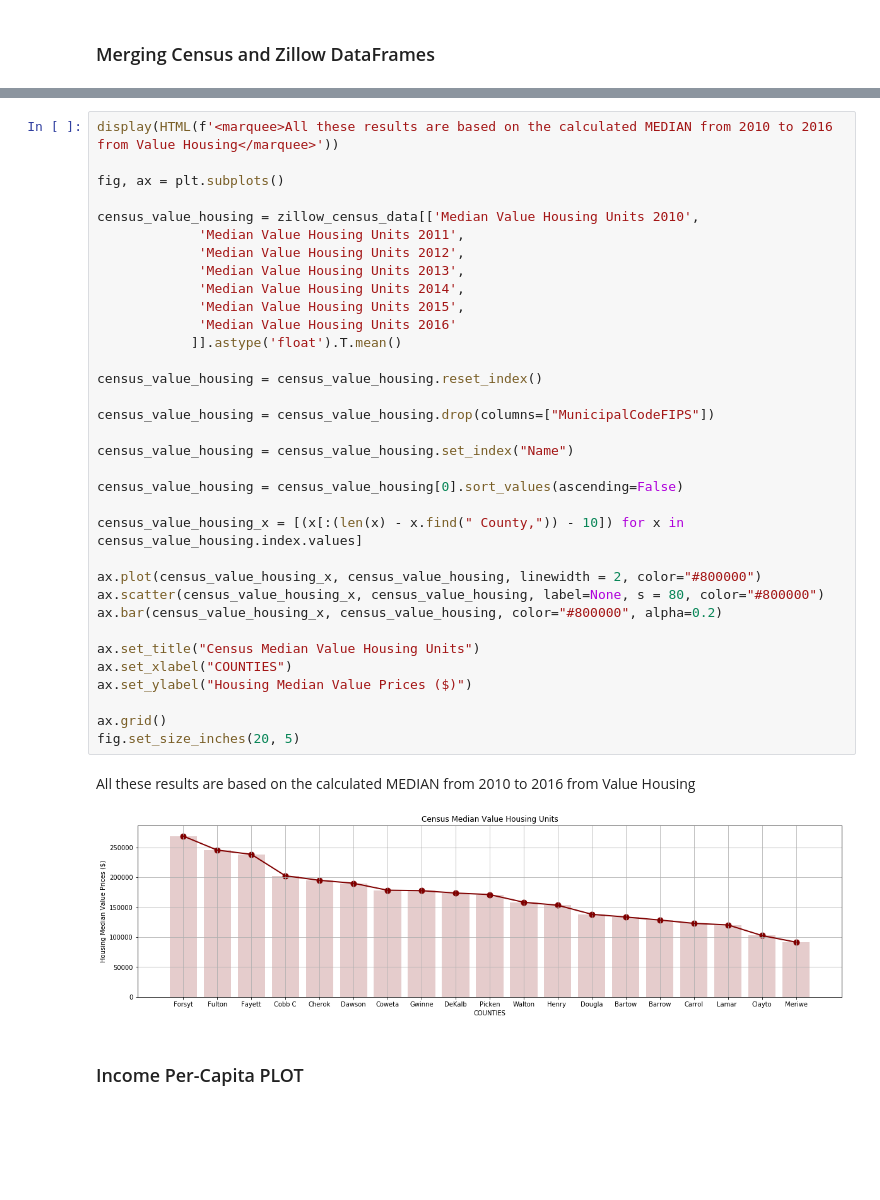
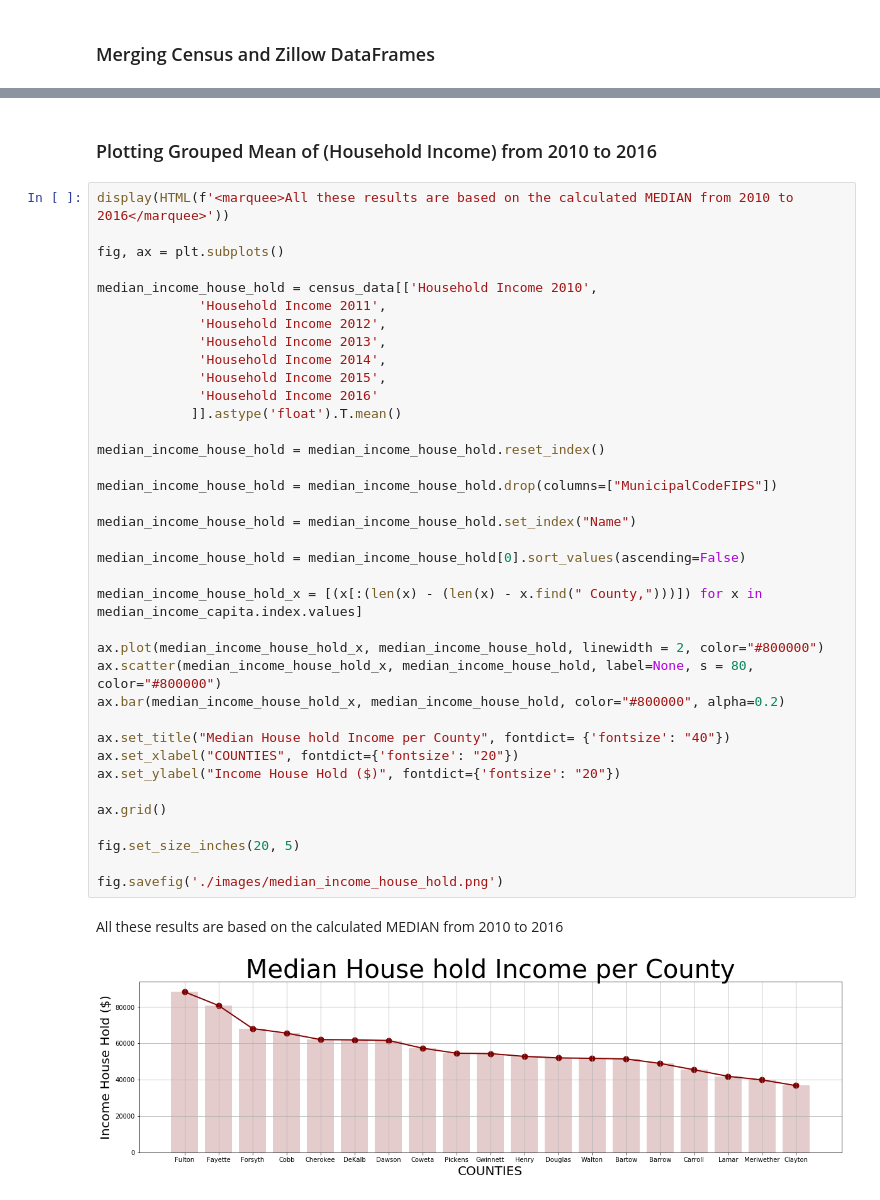
Before and after one commit to ricleongo/HousePricePredict, a Jupyter notebook: data_exploration.ipynb, the cells around one changed output, grey strips where cells are left out. Saved outputs shown, nothing was run; the diff lists cells and outputs as text; blank space fills up the shorter version.

```diff
--- a/data_exploration.ipynb
+++ b/data_exploration.ipynb
@@ -241,39 +359,42 @@ All these results are based on the calculated MEDIAN from 2010 to 2016 from Valu
+# %% [markdown]
+### Plotting Grouped Mean of (Household Income) from 2010 to 2016
 # %%
-display(HTML(f'<marquee>All these results are based on the calculated MEDIAN from 2010 to 2016 from Value Housing</marquee>'))
+display(HTML(f'<marquee>All these results are based on the calculated MEDIAN from 2010 to 2016</marquee>'))
 
 fig, ax = plt.subplots()
 
-census_value_housing = zillow_census_data[['Median Value Housing Units 2010',
-             'Median Value Housing Units 2011',
-             'Median Value Housing Units 2012',
-             'Median Value Housing Units 2013',
-             'Median Value Housing Units 2014',
-             'Median Value Housing Units 2015',
-             'Median Value Housing Units 2016'
+median_income_house_hold = census_data[['Household Income 2010',
+             'Household Income 2011',
+             'Household Income 2012',
+             'Household Income 2013',
+             'Household Income 2014',
+             'Household Income 2015',
+             'Household Income 2016'
             ]].astype('float').T.mean()
 
-census_value_housing = census_value_housing.reset_index()
+median_income_house_hold = median_income_house_hold.reset_index()
 
-census_value_housing = census_value_housing.drop(columns=["MunicipalCodeFIPS"])
+median_income_house_hold = median_income_house_hold.drop(columns=["MunicipalCodeFIPS"])
 
-census_value_housing = census_value_housing.set_index("Name")
+median_income_house_hold = median_income_house_hold.set_index("Name")
 
-census_value_housing = census_value_housing[0].sort_values(ascending=False)
+median_income_house_hold = median_income_house_hold[0].sort_values(ascending=False)
 
-census_value_housing_x = [(x[:(len(x) - x.find(" County,")) - 10]) for x in census_value_housing.index.values]
+median_income_house_hold_x = [(x[:(len(x) - (len(x) - x.find(" County,")))]) for x in median_income_capita.index.values]
 
-ax.plot(census_value_housing_x, census_value_housing, linewidth = 2, color="#800000")
-ax.scatter(census_value_housing_x, census_value_housing, label=None, s = 80, color="#800000")
-ax.bar(census_value_housing_x, census_value_housing, color="#800000", alpha=0.2)
+ax.plot(median_income_house_hold_x, median_income_house_hold, linewidth = 2, color="#800000")
+ax.scatter(median_income_house_hold_x, median_income_house_hold, label=None, s = 80, color="#800000")
+ax.bar(median_income_house_hold_x, median_income_house_hold, color="#800000", alpha=0.2)
 
-ax.set_title("Census Median Value Housing Units")
-ax.set_xlabel("COUNTIES")
-ax.set_ylabel("Housing Median Value Prices ($)")
+ax.set_title("Median House hold Income per County", fontdict= {'fontsize': "40"})
+ax.set_xlabel("COUNTIES", fontdict={'fontsize': "20"})
+ax.set_ylabel("Income House Hold ($)", fontdict={'fontsize': "20"})
 
 ax.grid()
+
 fig.set_size_inches(20, 5)
+
+fig.savefig('./images/median_income_house_hold.png')
 # %% [output]
-All these results are based on the calculated MEDIAN from 2010 to 2016 from Value Housing
+All these results are based on the calculated MEDIAN from 2010 to 2016
-[figure, old version]
+[figure, new version]
-# %% [markdown]
-### Income Per-Capita PLOT
```
Also changed, not shown: parts of 31 cells of this notebook, 11 other files.
